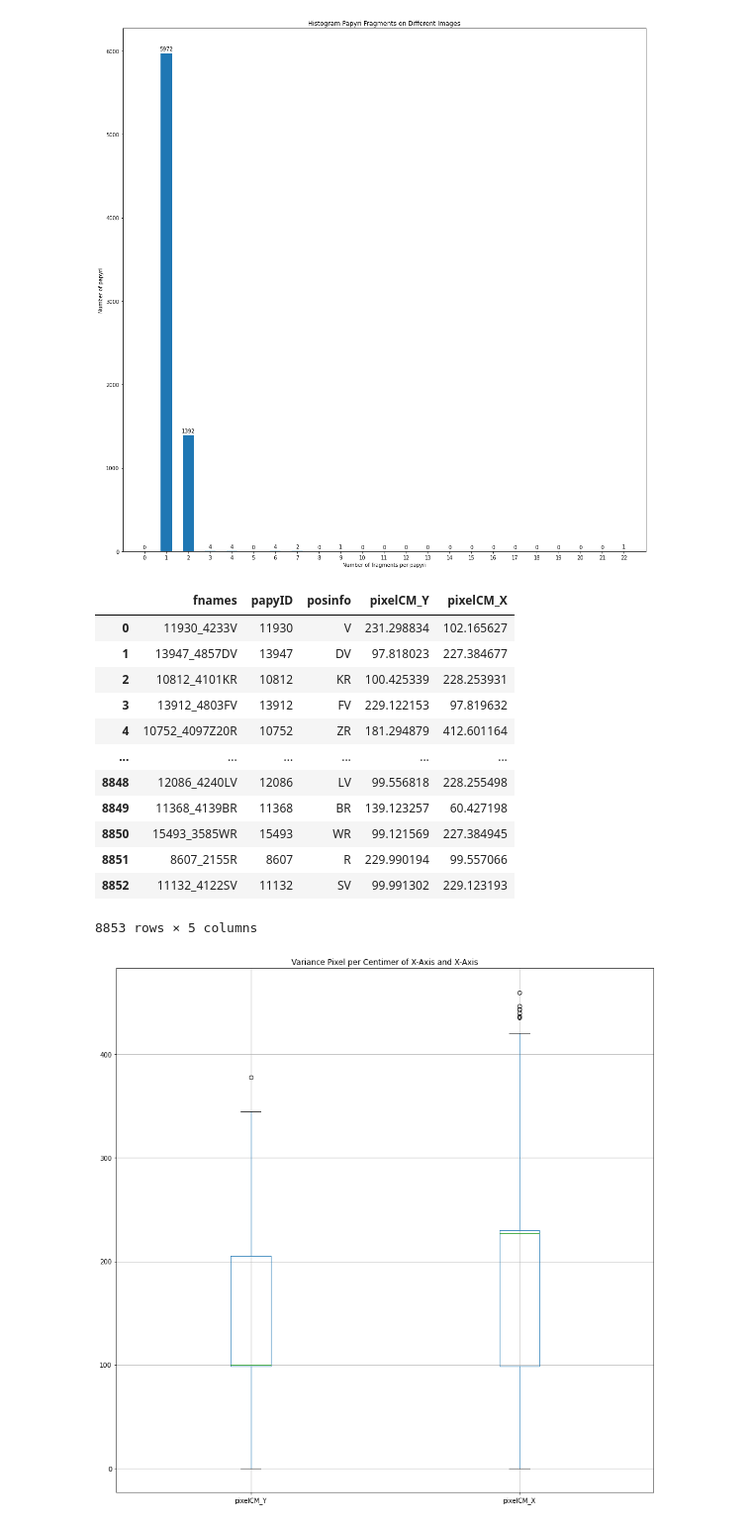
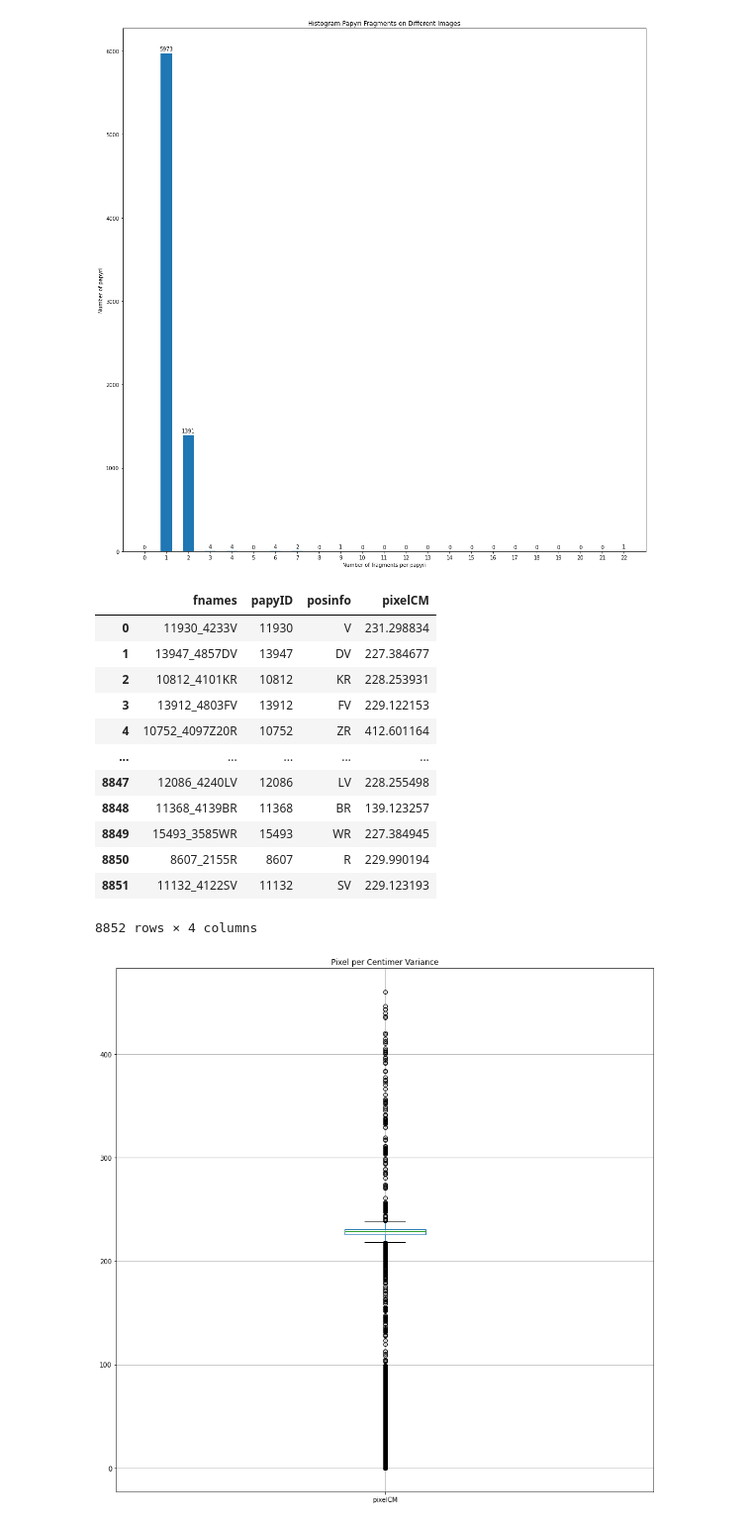
Before and after one commit to bohniti/master-thesis, a Jupyter notebook: notebooks/0.0.1-tb-exploratory.ipynb, the cells around one changed output. Shown at 99% size. Drawn from its saved outputs; the diff is of its cells as text; code cells hidden in the pictures.

```diff
--- a/notebooks/0.0.1-tb-exploratory.ipynb
+++ b/notebooks/0.0.1-tb-exploratory.ipynb
@@ -13,10 +52,11 @@ tqdm().pandas()
 # %% [markdown]
 # Analysis of raw data
 # %%
-data_dir = '/Users/beantown/PycharmProjects/master-thesis/data/raw/michigan_data/'
+data_dir = '/Users/beantown/PycharmProjects/master-thesis/data/raw/'
+processed_dir = '/Users/beantown/PycharmProjects/master-thesis/data/processed/'
 # %%
 def get_estimated_resulution(file_name):
-    data_dir = '/Users/beantown/PycharmProjects/master-thesis/data/raw/michigan_data/'
+    data_dir = '/Users/beantown/PycharmProjects/master-thesis/data/raw/'
     fpath = data_dir + file_name + '.jpg'
     image = cv2.imread(fpath)
     image = cv2.cvtColor(image, cv2.COLOR_BGR2HSV)
@@ -78,6 +118,16 @@ def get_info(path):
         info_frame['posinfo'] = info_frame.fnames.apply(lambda x: ''.join(filter(str.isalpha, x)))
         info_path = join(path, 'info.csv')
         info_frame['pixelCentimer'] = info_frame.fnames.progress_apply(get_estimated_resulution)
+        split_info_frame = pd.DataFrame(info_frame['pixelCentimer'].tolist(), columns=['pixelCM_Y','pixelCM_X'])
+        info_frame = pd.concat([info_frame, split_info_frame], axis=1)
+        info_frame.drop('pixelCentimer', axis=1, inplace=True)
+        #ToDo split it into too columns!!!
+
+
+        # The following lines are a workaround for a mistake in the get_estimate... function. Resolution has to be same size, but code calcualte the size of the box. If you take the max here you are just fine since the result gives us alwasys what we want.
+        info_frame['pixelCM'] = info_frame[['pixelCM_Y','pixelCM_X']].max(axis=1)
+        info_frame.drop(columns=['pixelCM_X','pixelCM_Y'], inplace=True)
+
         info_frame.to_csv(info_path)
     return info_frame
 # %%
@@ -143,23 +178,23 @@ plt.show()
 # %%
 info_frame
 # %% [output]
-|  | fnames | papyID | posinfo | pixelCM_Y | pixelCM_X |
-| 0 | 11930_4233V | 11930 | V | 231.298834 | 102.165627 |
-| 1 | 13947_4857DV | 13947 | DV | 97.818023 | 227.384677 |
-| 2 | 10812_4101KR | 10812 | KR | 100.425339 | 228.253931 |
-| 3 | 13912_4803FV | 13912 | FV | 229.122153 | 97.819632 |
-| 4 | 10752_4097Z20R | 10752 | ZR | 181.294879 | 412.601164 |
-| ... | ... | ... | ... | ... | ... |
-| 8848 | 12086_4240LV | 12086 | LV | 99.556818 | 228.255498 |
-| 8849 | 11368_4139BR | 11368 | BR | 139.123257 | 60.427198 |
-| 8850 | 15493_3585WR | 15493 | WR | 99.121569 | 227.384945 |
-| 8851 | 8607_2155R | 8607 | R | 229.990194 | 99.557066 |
-| 8852 | 11132_4122SV | 11132 | SV | 99.991302 | 229.123193 |
+|  | fnames | papyID | posinfo | pixelCM |
+| 0 | 11930_4233V | 11930 | V | 231.298834 |
+| 1 | 13947_4857DV | 13947 | DV | 227.384677 |
+| 2 | 10812_4101KR | 10812 | KR | 228.253931 |
+| 3 | 13912_4803FV | 13912 | FV | 229.122153 |
+| 4 | 10752_4097Z20R | 10752 | ZR | 412.601164 |
+| ... | ... | ... | ... | ... |
+| 8847 | 12086_4240LV | 12086 | LV | 228.255498 |
+| 8848 | 11368_4139BR | 11368 | BR | 139.123257 |
+| 8849 | 15493_3585WR | 15493 | WR | 227.384945 |
+| 8850 | 8607_2155R | 8607 | R | 229.990194 |
+| 8851 | 11132_4122SV | 11132 | SV | 229.123193 |
-8853 rows × 5 columns
+8852 rows × 4 columns
 # %%
 fig, ax = plt.subplots(figsize=(15,15))
-plt.title('Variance Pixel per Centimer of X-Axis and X-Axis')
-info_frame[['pixelCM_Y','pixelCM_X']].boxplot()
+plt.title('Pixel per Centimer Variance')
+info_frame[['pixelCM']].boxplot()
 plt.show()
 # %% [output]
-[figure, old version]
+[figure, new version]
```
Also changed, not shown: parts of 24 cells of this notebook, 19 other files.
